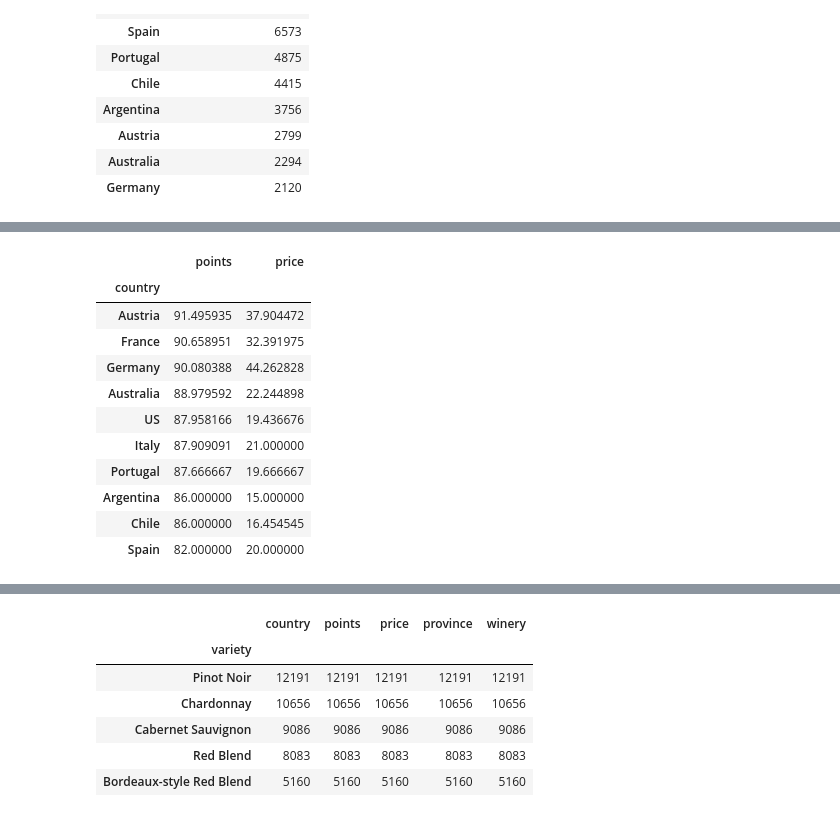
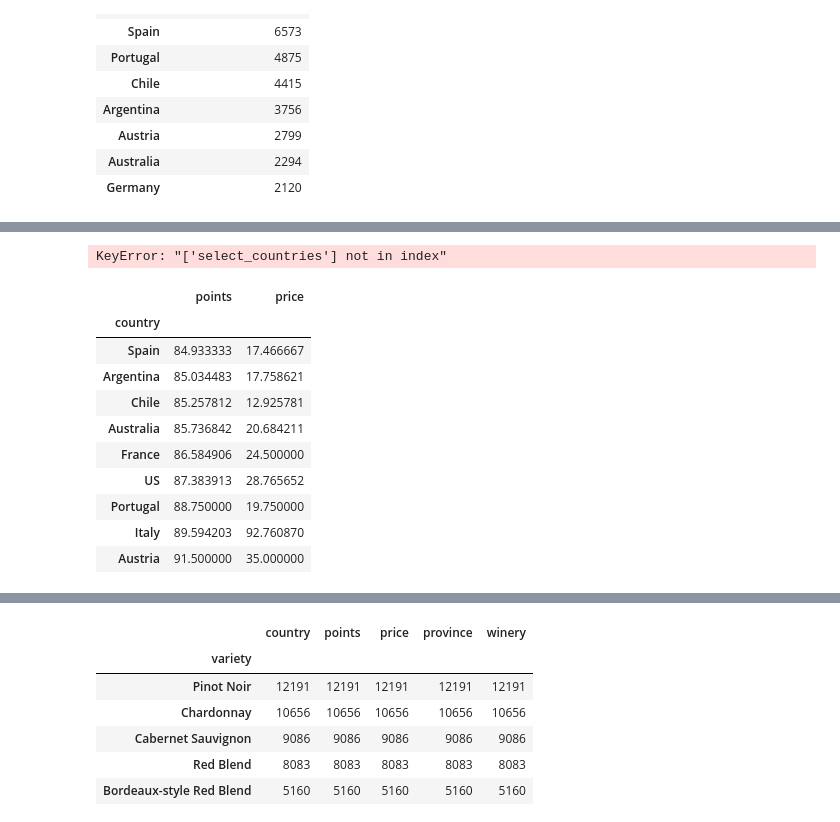
Before and after one commit to christer19/Wine_Analytics, a Jupyter notebook: Clean_data.ipynb, the cells around one changed output, grey strips where cells are left out. Saved outputs shown, nothing was run; the diff lists cells and outputs as text; code cells hidden in the pictures.

```diff
--- a/Clean_data.ipynb
+++ b/Clean_data.ipynb
@@ -202,18 +226,25 @@ merlot_mean = merlot_df.groupby("country").mean()
+# %%
+# DF FOR EACH TOP 10 COUNTRY WITH CORRESPONDING TOP 10 VARIETY SCORES
+
+country_point_df = wine_data_df[["select_countries", "points"]]
+
+country_point_df
+# %% [output]
+KeyError: "['select_countries'] not in index"
 # %%
-riesling_mean.sort_values(by = "points", ascending = False)
+merlot_mean.sort_values(by = "points")
 # %% [output]
 |  | points | price |
 | country |  |  |
-| Austria | 91.495935 | 37.904472 |
-| France | 90.658951 | 32.391975 |
-| Germany | 90.080388 | 44.262828 |
-| Australia | 88.979592 | 22.244898 |
-| US | 87.958166 | 19.436676 |
-| Italy | 87.909091 | 21.000000 |
-| Portugal | 87.666667 | 19.666667 |
-| Argentina | 86.000000 | 15.000000 |
-| Chile | 86.000000 | 16.454545 |
-| Spain | 82.000000 | 20.000000 |
+| Spain | 84.933333 | 17.466667 |
+| Argentina | 85.034483 | 17.758621 |
+| Chile | 85.257812 | 12.925781 |
+| Australia | 85.736842 | 20.684211 |
+| France | 86.584906 | 24.500000 |
+| US | 87.383913 | 28.765652 |
+| Portugal | 88.750000 | 19.750000 |
+| Italy | 89.594203 | 92.760870 |
+| Austria | 91.500000 | 35.000000 |
 # %%
 us_df = select_df[select_df["country"]=="US"]
 france_df = select_df[select_df["country"]=="France"]
```
Also changed, not shown: parts of 9 cells of this notebook, 1 other file.
